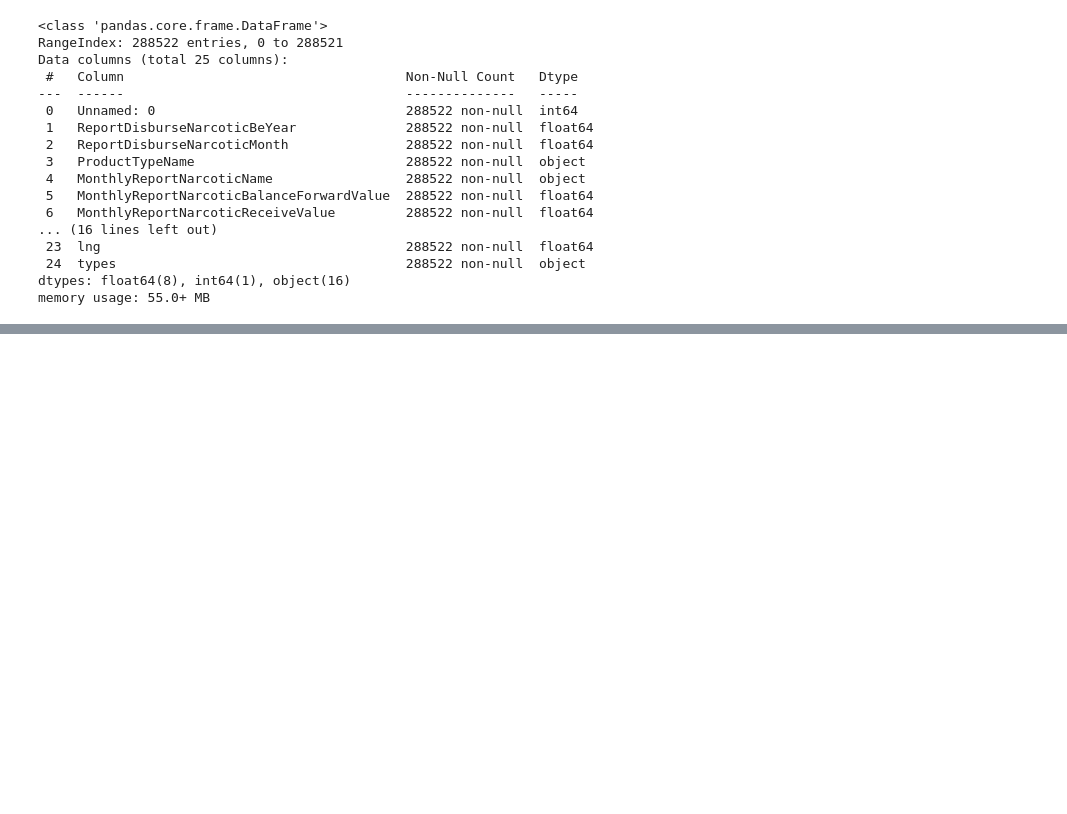
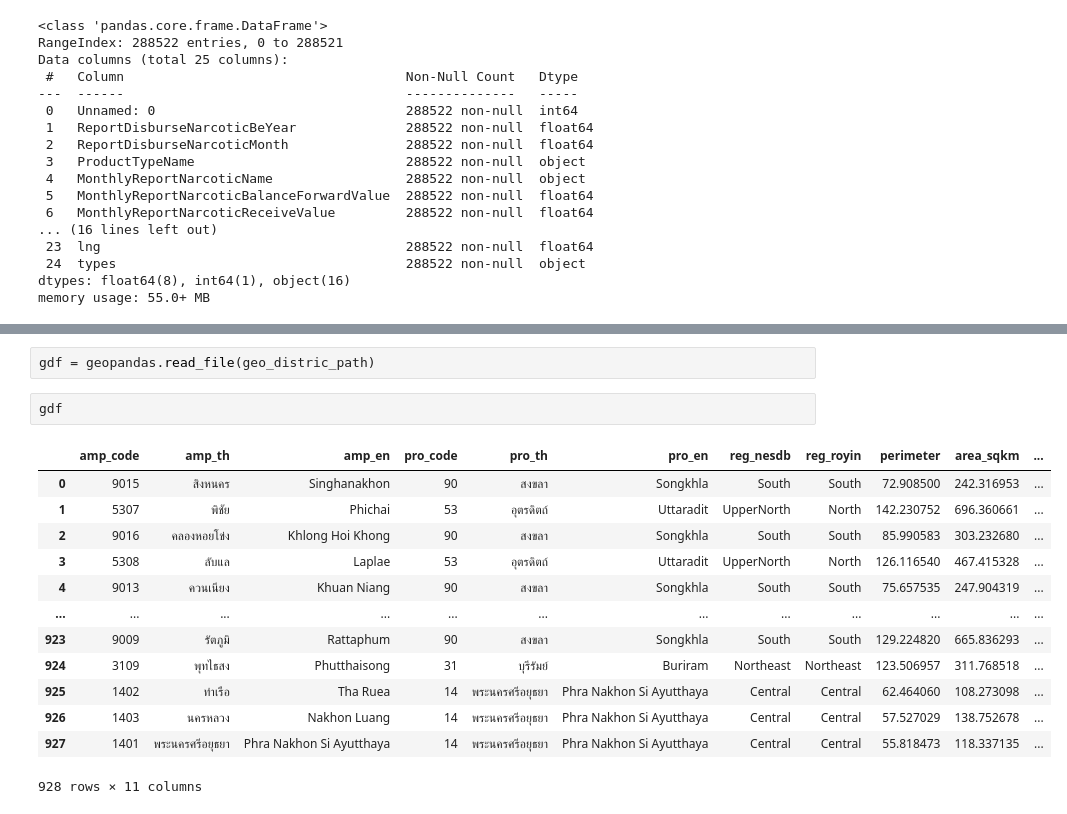
Before and after one commit to konrawit13/nct_distr, a Jupyter notebook: dist-report_v5.ipynb, the cells around one changed output, grey strips where cells are left out. Drawn from its saved outputs; the diff is of its cells as text; blank space fills up the shorter version.

```diff
--- a/dist-report_v5.ipynb
+++ b/dist-report_v5.ipynb
@@ -109,0 +439,18 @@ Name: count, dtype: int64
+# %%
+gdf = geopandas.read_file(geo_distric_path)
+# %%
+gdf
+# %% [output]
+|  | amp_code | amp_th | amp_en | pro_code | pro_th | pro_en | reg_nesdb | reg_royin | perimeter | area_sqkm | ... |
+| 0 | 9015 | สิงหนคร | Singhanakhon | 90 | สงขลา | Songkhla | South | South | 72.908500 | 242.316953 | ... |
+| 1 | 5307 | พิชัย | Phichai | 53 | อุตรดิตถ์ | Uttaradit | UpperNorth | North | 142.230752 | 696.360661 | ... |
+| 2 | 9016 | คลองหอยโข่ง | Khlong Hoi Khong | 90 | สงขลา | Songkhla | South | South | 85.990583 | 303.232680 | ... |
+| 3 | 5308 | ลับแล | Laplae | 53 | อุตรดิตถ์ | Uttaradit | UpperNorth | North | 126.116540 | 467.415328 | ... |
+| 4 | 9013 | ควนเนียง | Khuan Niang | 90 | สงขลา | Songkhla | South | South | 75.657535 | 247.904319 | ... |
+| ... | ... | ... | ... | ... | ... | ... | ... | ... | ... | ... | ... |
+| 923 | 9009 | รัตภูมิ | Rattaphum | 90 | สงขลา | Songkhla | South | South | 129.224820 | 665.836293 | ... |
+| 924 | 3109 | พุทไธสง | Phutthaisong | 31 | บุรีรัมย์ | Buriram | Northeast | Northeast | 123.506957 | 311.768518 | ... |
+| 925 | 1402 | ท่าเรือ | Tha Ruea | 14 | พระนครศรีอยุธยา | Phra Nakhon Si Ayutthaya | Central | Central | 62.464060 | 108.273098 | ... |
+| 926 | 1403 | นครหลวง | Nakhon Luang | 14 | พระนครศรีอยุธยา | Phra Nakhon Si Ayutthaya | Central | Central | 57.527029 | 138.752678 | ... |
+| 927 | 1401 | พระนครศรีอยุธยา | Phra Nakhon Si Ayutthaya | 14 | พระนครศรีอยุธยา | Phra Nakhon Si Ayutthaya | Central | Central | 55.818473 | 118.337135 | ... |
+928 rows × 11 columns
```
Also changed, not shown: parts of 61 cells of this notebook, 2 other files.
